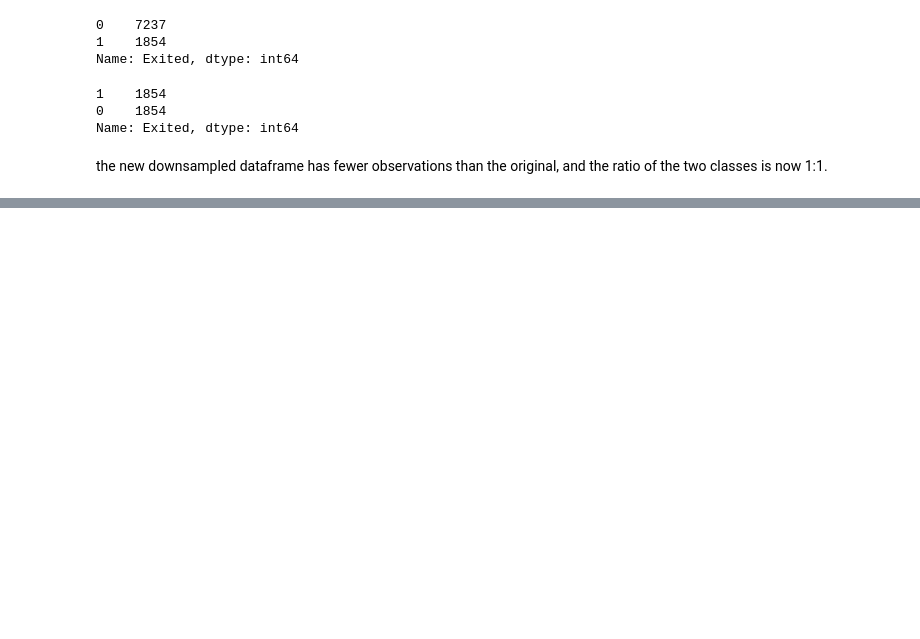
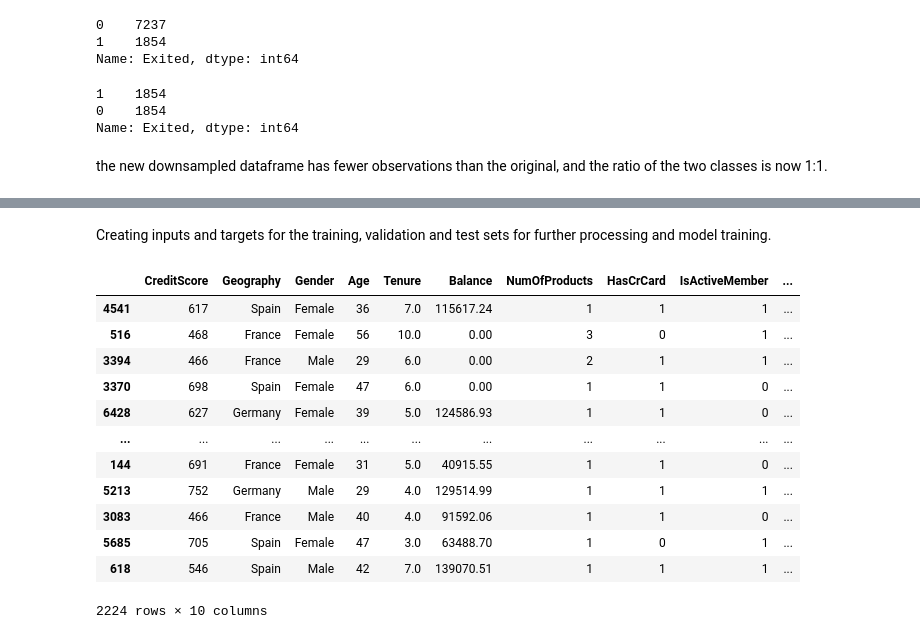
Before and after one commit to hwnjoroge/Projects, a Jupyter notebook: Imbalanced_Classification_Project.ipynb, the cells around one changed output, grey strips where cells are left out. Cells and saved outputs as stored; diff of their text form; code cells hidden in the pictures; blank space fills up the shorter version.

```diff
--- a/Imbalanced_Classification_Project.ipynb
+++ b/Imbalanced_Classification_Project.ipynb
@@ -673,0 +636,6 @@ print( accuracy_score(y, pred_y_2) )
+# %%
+# split the credit_df into train,validation and test sets
+
+train_val_df, downsampled_test_df = train_test_split(df_downsampled, test_size=0.2, random_state=12345)
+downsampled_train_df, downsampled_val_df = train_test_split(train_val_df, test_size=0.25, random_state=12345)
+print(downsampled_train_df.shape, downsampled_val_df.shape, downsampled_test_df.shape)
@@ -673,0 +648,3 @@ print( accuracy_score(y, pred_y_2) )
+# %%
+input_columns = list(downsampled_train_df.columns)[:-1]
+target_column = downsampled_train_df['Exited']
@@ -673,0 +679,5 @@ print( accuracy_score(y, pred_y_2) )
+# %% [markdown]
+Creating inputs and targets for the training, validation and test sets for further processing and model training.
+# %%
+downsampled_train_inputs = downsampled_train_df[input_columns].copy() # this is a dataframe
+#downsampled_train_targets = downsampled_train_df[target_column].copy() # this is a series
@@ -673,0 +690,16 @@ print( accuracy_score(y, pred_y_2) )
+# %%
+downsampled_train_inputs
+# %% [output]
+|  | CreditScore | Geography | Gender | Age | Tenure | Balance | NumOfProducts | HasCrCard | IsActiveMember | ... |
+| 4541 | 617 | Spain | Female | 36 | 7.0 | 115617.24 | 1 | 1 | 1 | ... |
+| 516 | 468 | France | Female | 56 | 10.0 | 0.00 | 3 | 0 | 1 | ... |
+| 3394 | 466 | France | Male | 29 | 6.0 | 0.00 | 2 | 1 | 1 | ... |
+| 3370 | 698 | Spain | Female | 47 | 6.0 | 0.00 | 1 | 1 | 0 | ... |
+| 6428 | 627 | Germany | Female | 39 | 5.0 | 124586.93 | 1 | 1 | 0 | ... |
+| ... | ... | ... | ... | ... | ... | ... | ... | ... | ... | ... |
+| 144 | 691 | France | Female | 31 | 5.0 | 40915.55 | 1 | 1 | 0 | ... |
+| 5213 | 752 | Germany | Male | 29 | 4.0 | 129514.99 | 1 | 1 | 1 | ... |
+| 3083 | 466 | France | Male | 40 | 4.0 | 91592.06 | 1 | 1 | 0 | ... |
+| 5685 | 705 | Spain | Female | 47 | 3.0 | 63488.70 | 1 | 0 | 1 | ... |
+| 618 | 546 | Spain | Male | 42 | 7.0 | 139070.51 | 1 | 1 | 1 | ... |
+2224 rows × 10 columns
```
Also changed, not shown: parts of 222 cells of this notebook.
